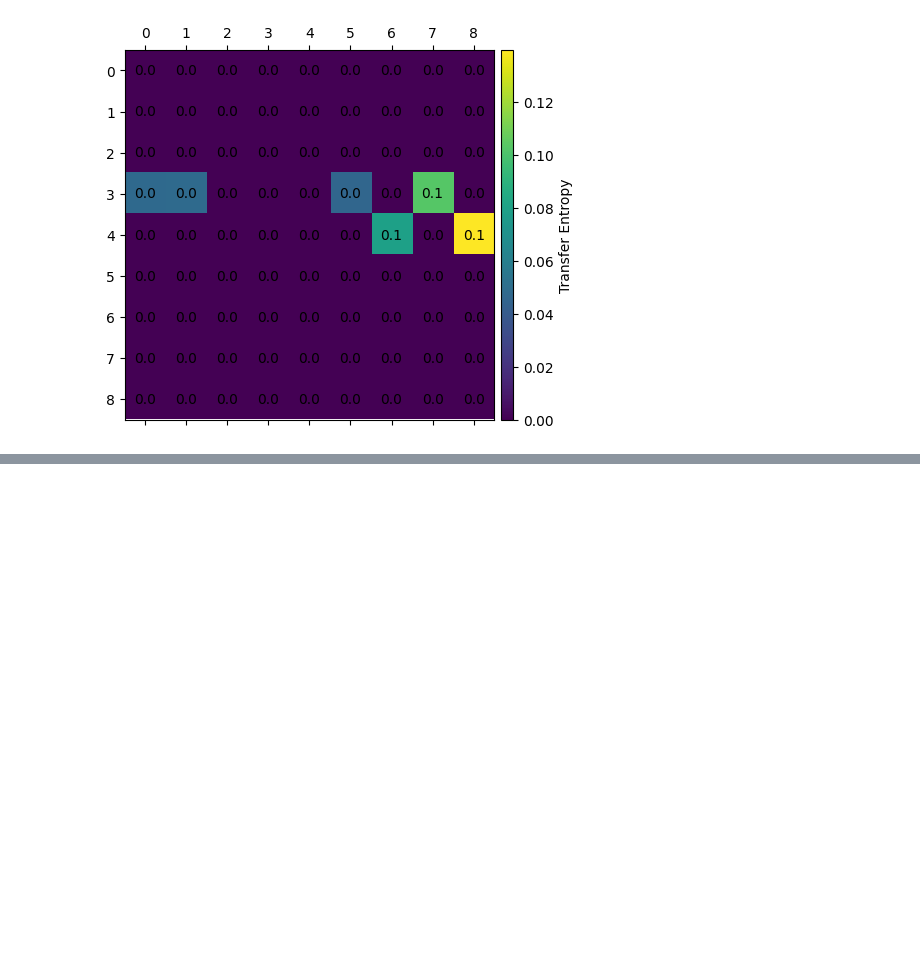
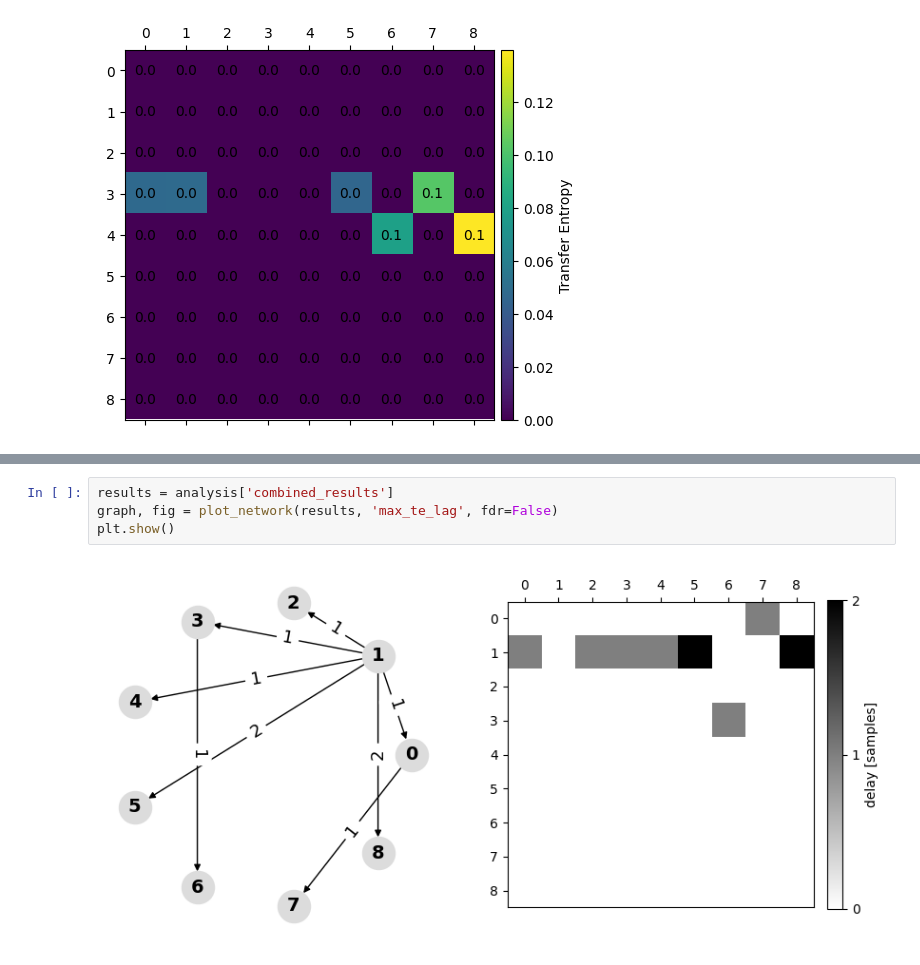
Before and after one commit to aaleta/cmi_covid, a Jupyter notebook: notebooks/analyze_results.ipynb, the cells around one changed output, grey strips where cells are left out. Drawn from its saved outputs; the diff is of its cells as text; blank space fills up the shorter version.

```diff
--- a/notebooks/analyze_results.ipynb
+++ b/notebooks/analyze_results.ipynb
@@ -62,0 +82,6 @@ plt.show()
+# %%
+results = analysis['combined_results']
+graph, fig = plot_network(results, 'max_te_lag', fdr=False)
+plt.show()
+# %% [output]
+[figure, added]
```
Also changed, not shown: parts of 17 cells of this notebook, 6 other files.
